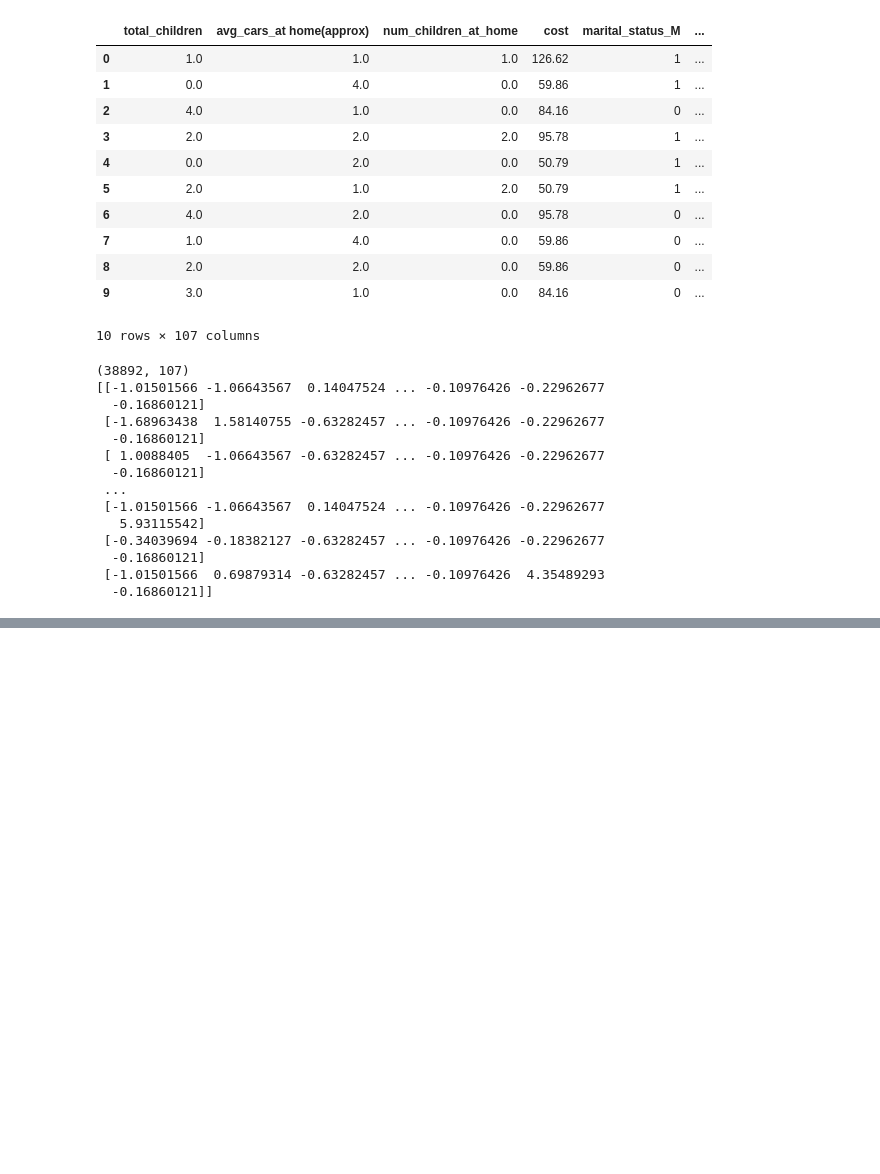
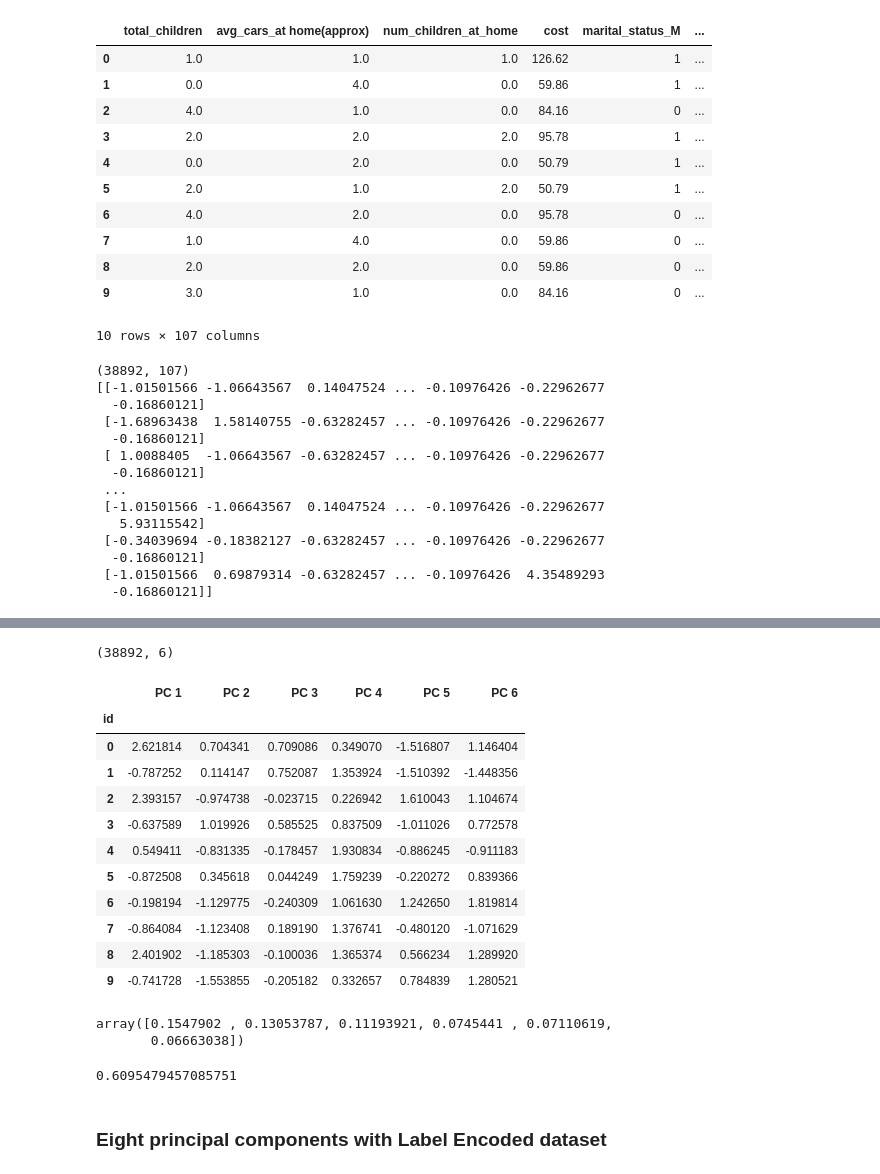
Before and after one commit to bpiffard/Capstone_Final_Group_Project, a Jupyter notebook: customer_PCA.ipynb, the cells around one changed output, grey strips where cells are left out. Saved outputs shown, nothing was run; the diff lists cells and outputs as text; code cells hidden in the pictures; blank space fills up the shorter version.

```diff
--- a/customer_PCA.ipynb
+++ b/customer_PCA.ipynb
@@ -271,0 +416,5 @@ pca_6c.explained_variance_ratio_.sum()
+# %%
+# Using PCA to reduce dimension to six principal components.
+pca_6c = PCA(n_components=6)
+X2_pca= pca_6c.fit_transform(X2_scaled)
+print(X2_pca)
@@ -271,0 +429,34 @@ pca_6c.explained_variance_ratio_.sum()
+# %%
+# Create a DataFrame with the six principal components.
+pcs_df = pd.DataFrame(
+    data=X2_pca,
+    columns=["PC 1", "PC 2", "PC 3", "PC 4", "PC 5", "PC 6"],
+    index=customer_df['id']
+)
+print(pcs_df.shape)
+pcs_df.head(10)
+# %% [output]
+(38892, 6)
+|  | PC 1 | PC 2 | PC 3 | PC 4 | PC 5 | PC 6 |
+| id |  |  |  |  |  |  |
+| 0 | 2.621814 | 0.704341 | 0.709086 | 0.349070 | -1.516807 | 1.146404 |
+| 1 | -0.787252 | 0.114147 | 0.752087 | 1.353924 | -1.510392 | -1.448356 |
+| 2 | 2.393157 | -0.974738 | -0.023715 | 0.226942 | 1.610043 | 1.104674 |
+| 3 | -0.637589 | 1.019926 | 0.585525 | 0.837509 | -1.011026 | 0.772578 |
+| 4 | 0.549411 | -0.831335 | -0.178457 | 1.930834 | -0.886245 | -0.911183 |
+| 5 | -0.872508 | 0.345618 | 0.044249 | 1.759239 | -0.220272 | 0.839366 |
+| 6 | -0.198194 | -1.129775 | -0.240309 | 1.061630 | 1.242650 | 1.819814 |
+| 7 | -0.864084 | -1.123408 | 0.189190 | 1.376741 | -0.480120 | -1.071629 |
+| 8 | 2.401902 | -1.185303 | -0.100036 | 1.365374 | 0.566234 | 1.289920 |
+| 9 | -0.741728 | -1.553855 | -0.205182 | 0.332657 | 0.784839 | 1.280521 |
+# %%
+pca_6c.explained_variance_ratio_
+# %% [output]
+array([0.1547902 , 0.13053787, 0.11193921, 0.0745441 , 0.07110619,
+       0.06663038])
+# %%
+pca_6c.explained_variance_ratio_.sum()
+# %% [output]
+0.6095479457085751
+# %% [markdown]
+### Eight principal components with Label Encoded dataset
```
Also changed, not shown: parts of 37 cells of this notebook, 4 other files.
